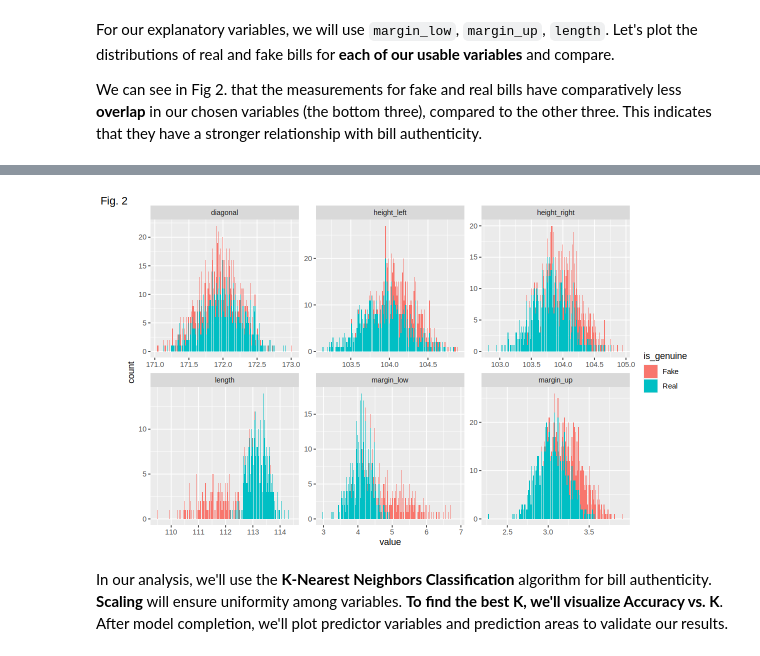
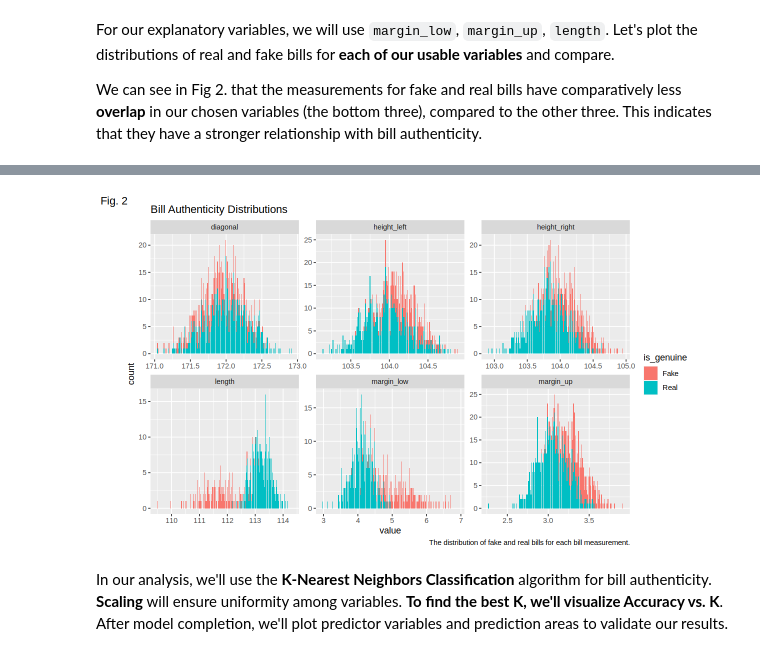
Before and after one commit to gordnzhou/DSCI-100-project, a Jupyter notebook: proposal/proposal_FINAL.ipynb, the cells around one changed output, grey strips where cells are left out. Saved outputs shown, nothing was run; the diff lists cells and outputs as text; code cells hidden in the pictures.

Commit message:
drop NA values and updated code labellings

```diff
--- a/proposal/proposal_FINAL.ipynb
+++ b/proposal/proposal_FINAL.ipynb
@@ -72,7 +72,8 @@ The dataset is already tidy with well-formatted variable names. We'll make neces
 # %%
 bills_data <- bills_data |>
     mutate(is_genuine = as_factor(is_genuine)) |>
-    mutate(is_genuine = fct_recode(is_genuine, "Real" = "TRUE", "Fake" = "FALSE"))
+    mutate(is_genuine = fct_recode(is_genuine, "Real" = "TRUE", "Fake" = "FALSE")) |>
+    drop_na()
 
 head(bills_data)
 # %% [output]
@@ -160,13 +155,16 @@ We can see in Fig 2. that the measurements for fake and real bills have comparat
 # %%
 options(repr.plot.width = 10, repr.plot.height = 6)
 
+# to separate variables for each distribution
 bills_train_long <- bills_train |>
     pivot_longer(diagonal:length, names_to = "column")
 
 bills_hist <- ggplot(bills_train_long, aes(x = value, fill = is_genuine)) +
     geom_histogram(stat = "count") +
+    ggtitle("Bill Authenticity Distributions") +
     facet_wrap(column ~ ., scales = "free") +
-    labs(tag = "Fig. 2")
+    labs(tag = "Fig. 2",
+         caption = "The distribution of fake and real bills for each bill measurement.")
 
 bills_hist
 # %% [output]
@@ -177,4 +173,4 @@ Warning message:
-[figure, old version]
+[figure, new version]
 # %% [markdown]
 In our analysis, we'll use the **K-Nearest Neighbors Classification** algorithm for bill authenticity. **Scaling** will ensure uniformity among variables. **To find the best K, we'll visualize Accuracy vs. K**. After model completion, we'll plot predictor variables and prediction areas to validate our results.
 # %% [markdown]
```
Also changed, not shown: parts of 8 cells of this notebook.
